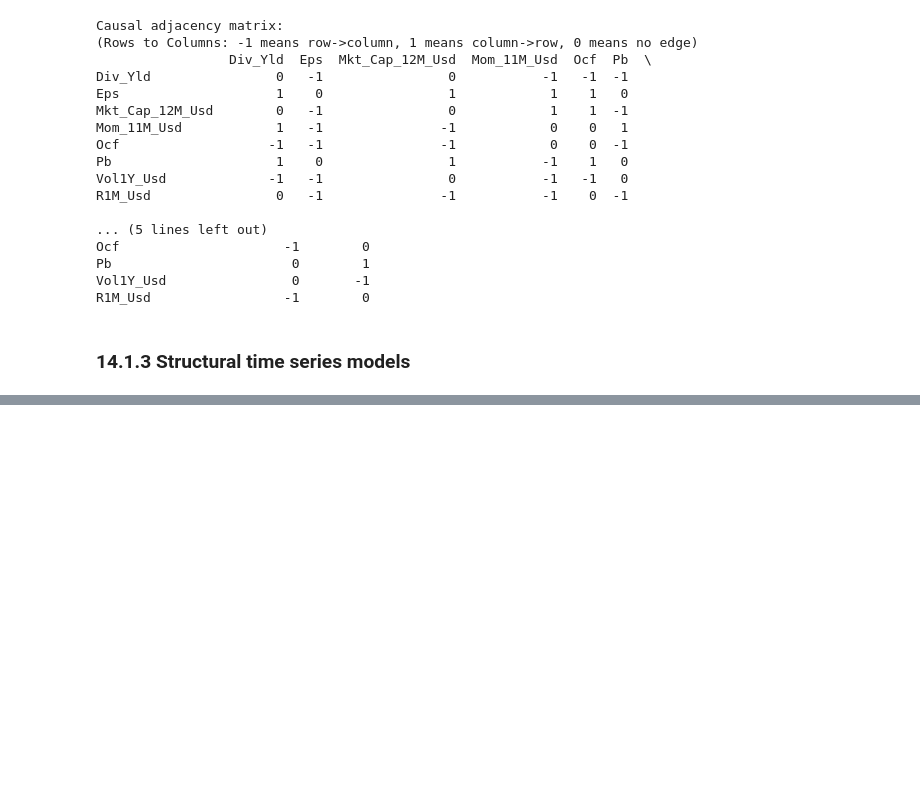
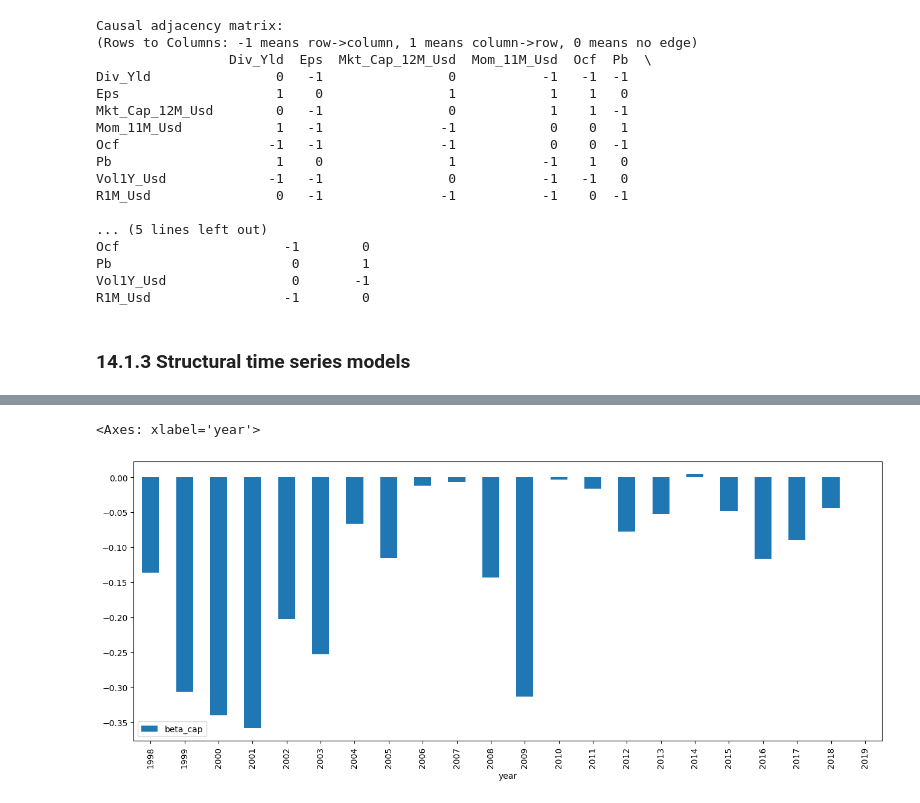
Before and after one commit to mathieucbd/ml-for-factor-investing, a Jupyter notebook: notebooks/13_causality_non_stationarity.ipynb, the cells around one changed output, grey strips where cells are left out. Cells and saved outputs as stored; diff of their text form; code cells hidden in the pictures; blank space fills up the shorter version.

```diff
--- a/notebooks/13_causality_non_stationarity.ipynb
+++ b/notebooks/13_causality_non_stationarity.ipynb
@@ -197,0 +198,11 @@ For more details run the command: print(impact.summary('report'))
+# %%
+def regress(df):                                                                           # To avoid loop and keep...
+    model = sm.OLS(df['R6M_Usd'], exog=sm.add_constant(df[['Mkt_Cap_6M_Usd']]))            # ... the groupby structure we use...
+    return model.fit().params['Mkt_Cap_6M_Usd']                                            # ... a function with statsmodel
+
+beta_cap = data_ml.groupby('year', group_keys=False).apply(regress, include_groups=False)  # Perform regression
+beta_cap=pd.DataFrame(beta_cap,columns=['beta_cap']).reset_index()                         # Format into df
+beta_cap.groupby("year").mean().plot.bar(figsize=[16,6])                                   # Plot
+# %% [output]
+<Axes: xlabel='year'>
+[figure, added]
```
Also changed, not shown: parts of 5 cells of this notebook, 3 other files.
